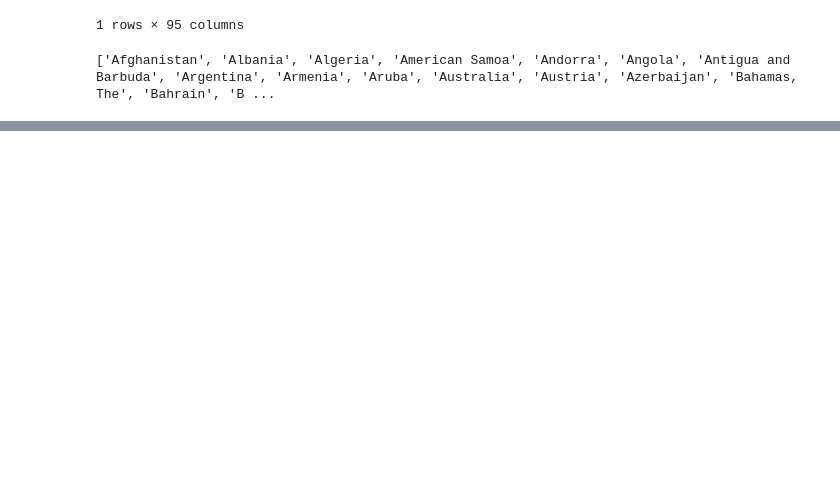
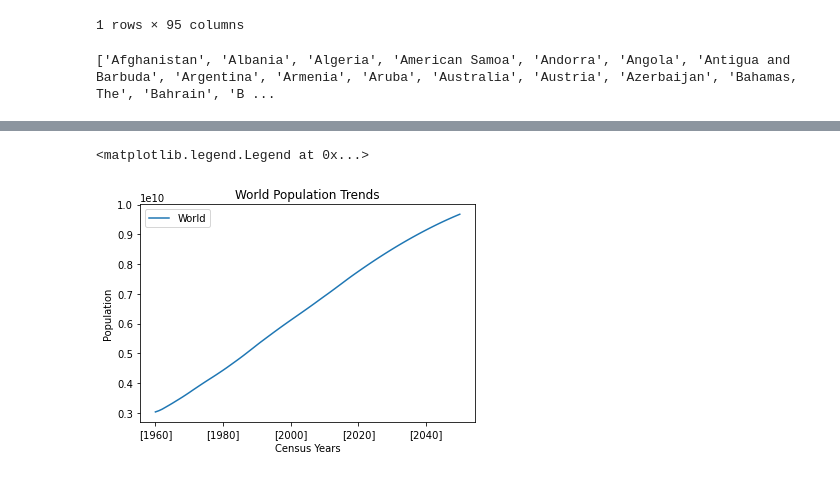
Before and after one commit to devkisdesai/CMPE255-Team-6-Project-Fall-2021-, a Jupyter notebook: EDA.ipynb, the cells around one changed output, grey strips where cells are left out. Saved outputs shown, nothing was run; the diff lists cells and outputs as text; code cells hidden in the pictures; blank space fills up the shorter version.

```diff
--- a/EDA.ipynb
+++ b/EDA.ipynb
@@ -106,0 +128,17 @@ print(pop_totals.Country_Name.tolist()) # Someone should double check I have not
+# %%
+def preparePlot(dataframe): #We can use this method to plot individual plots (Can be expanded to be more automated)
+    string = dataframe['Country_Name'].tolist()
+    dataframe = dataframe.T
+    dataframe = dataframe.iloc[4:]
+    dataframe = dataframe.astype('float64')
+    dataframe.columns = string
+    return dataframe
+# %%
+world_total_plot = preparePlot(world_total)
+world_total_plot.plot(title = "World Population Trends")
+plt.ylabel("Population")
+plt.xlabel("Census Years")
+plt.legend(["World"])
+# %% [output]
+<matplotlib.legend.Legend at 0x...>
+[figure, added]
```
Also changed, not shown: parts of 13 cells of this notebook.
